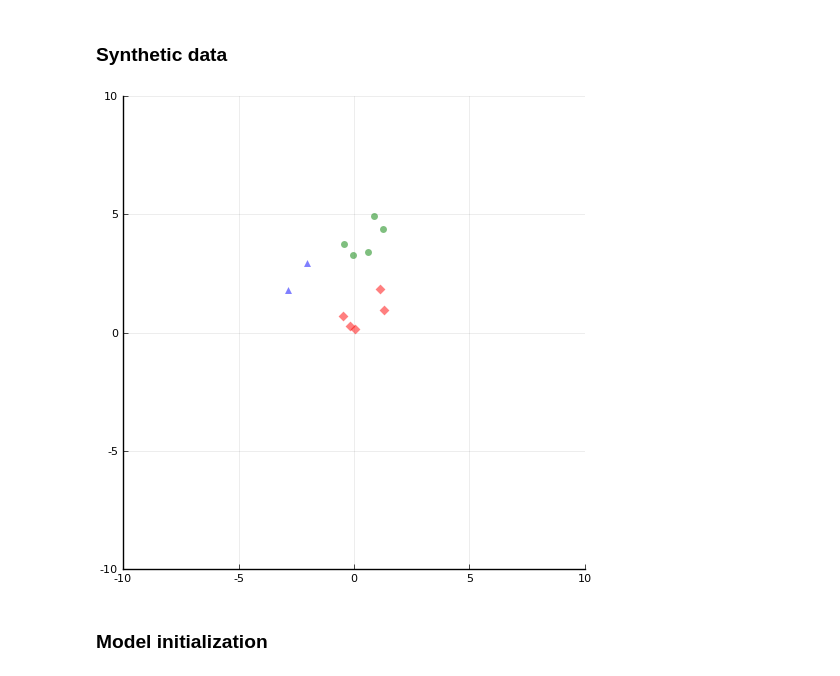
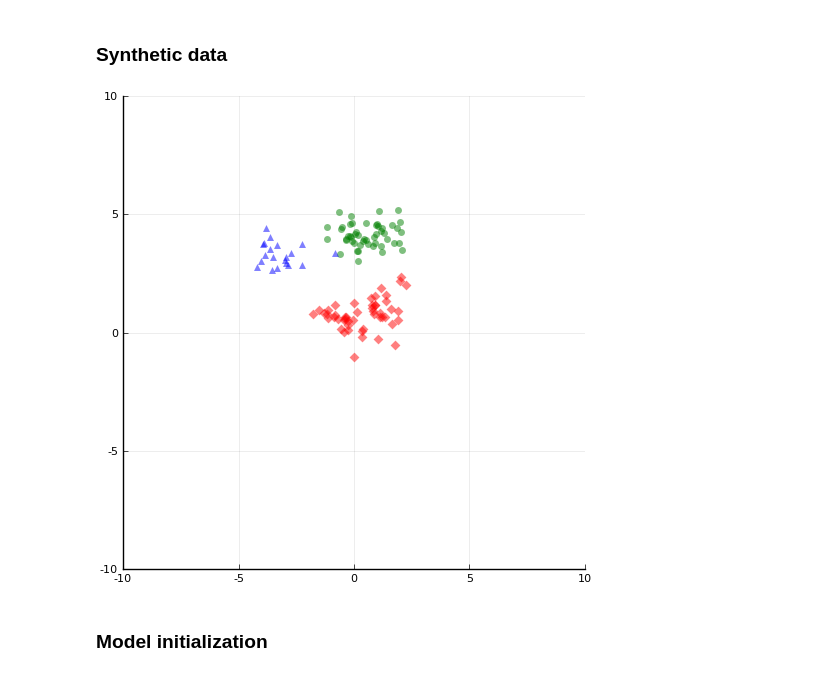
Before and after one commit to fnlandini/BayesianModels, a Jupyter notebook: examples/LogisticRegression.ipynb, the cells around one changed output. Drawn from its saved outputs; the diff is of its cells as text; code cells hidden in the pictures.

```diff
--- a/examples/LogisticRegression.ipynb
+++ b/examples/LogisticRegression.ipynb
@@ -35,35 +31,36 @@ using BayesianModels
 Σ4 = .5 * [1. 0.; 0. 1.]
 
 function samplenormal(μ, Σ, size)
     L = cholesky(Σ).L
     μ .+ L * randn(2, size)
 end
 
-sizecoeff = 1
+#sizecoeff = 1
+sizecoeff = 10
 
 x1 = hcat(samplenormal(μ1, Σ1, 3* sizecoeff), samplenormal(μ2, Σ2, 2 * sizecoeff))
 x2 = samplenormal(μ3, Σ3, 5  * sizecoeff)
 x3 = samplenormal(μ4, Σ4, 2  * sizecoeff)
 
 # x1 = randn(2, 2 * sizecoeff) .- 5
 # x2 = randn(2, 2 * sizecoeff)
 # x3 = randn(2, 2 * sizecoeff) .+ 5
 
 X = hcat(x1, x2, x3)
 z = vcat(ones(Int64, size(x1, 2)), ones(Int64, size(x2, 2)) * 2,
          ones(Int64, size(x3, 2)) * 3)
 
 
 function plotdata!(p, x1, x2, x3)
     scatter!(p, x1[1, :], x1[2, :], label=nothing, marker = (:diamond, 5, 0.5, :red, stroke(0)))
     scatter!(p, x2[1, :], x2[2, :], label=nothing, marker = (:circle, 5, 0.5, :green, stroke(0)))
     scatter!(p, x3[1, :], x3[2, :], label=nothing, marker = (:utriangle, 5, 0.5, :blue, stroke(0)))
 end
 
 p = plot(size=(500, 500), xlims=(-10, 10), ylims=(-10, 10))
 plotdata!(p, x1, x2, x3)
 # %% [output]
-[figure, old version]
+[figure, new version]
 # %% [markdown]
 ### Model initialization
 # %%
```
Also changed, not shown: parts of 16 cells of this notebook.
